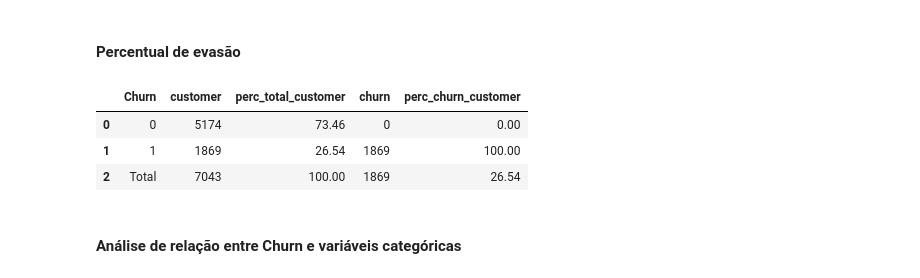
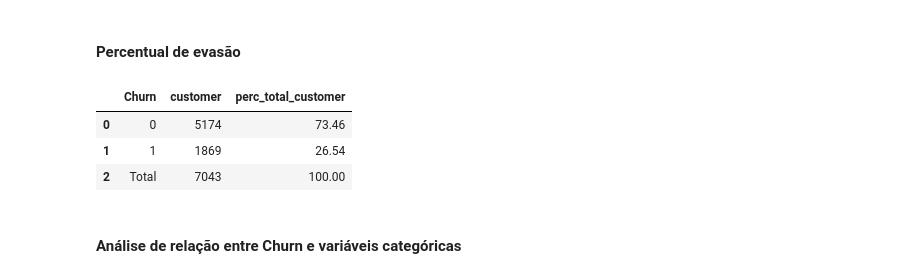
Before and after one commit to jpierre06/challenge2-data-science, a Jupyter notebook: TelecomX_BR.ipynb, the cells around one changed output. Drawn from its saved outputs; the diff is of its cells as text; code cells hidden in the pictures.

```diff
--- a/TelecomX_BR.ipynb
+++ b/TelecomX_BR.ipynb
@@ -22,7 +19,7 @@ pd.set_option('display.max_columns', None)
 # %% [markdown]
 ### Extração dos dados
 # %%
-path_json_data = 'https://raw.githubusercontent.com/jpierre06/challenge2-data-science/main/TelecomX_Data.json'
+path_json_data = 'https://raw.githubusercontent.com/jpierre06/challenge2-data-science/main/data/TelecomX_Data.json'
 # %%
 df = ta.carregar_dados_telecomx_normalizado(path_json_data)
 # %% [markdown]
@@ -254,12 +251,12 @@ pd.concat([
 # %% [markdown]
 #### Percentual de evasão
 # %%
-ta.calcular_percentual_churn_categoria(df, 'Churn')
+ta.calcular_percentual_churn_categoria(df, 'Churn').drop(columns=['churn', 'perc_churn_customer'])
 # %% [output]
-|  | Churn | customer | perc_total_customer | churn | perc_churn_customer |
-| 0 | 0 | 5174 | 73.46 | 0 | 0.00 |
-| 1 | 1 | 1869 | 26.54 | 1869 | 100.00 |
-| 2 | Total | 7043 | 100.00 | 1869 | 26.54 |
+|  | Churn | customer | perc_total_customer |
+| 0 | 0 | 5174 | 73.46 |
+| 1 | 1 | 1869 | 26.54 |
+| 2 | Total | 7043 | 100.00 |
 # %% [markdown]
 #### Análise de relação entre Churn e variáveis categóricas
 # %%
```
Also changed, not shown: parts of 12 cells of this notebook, 1 other file.
